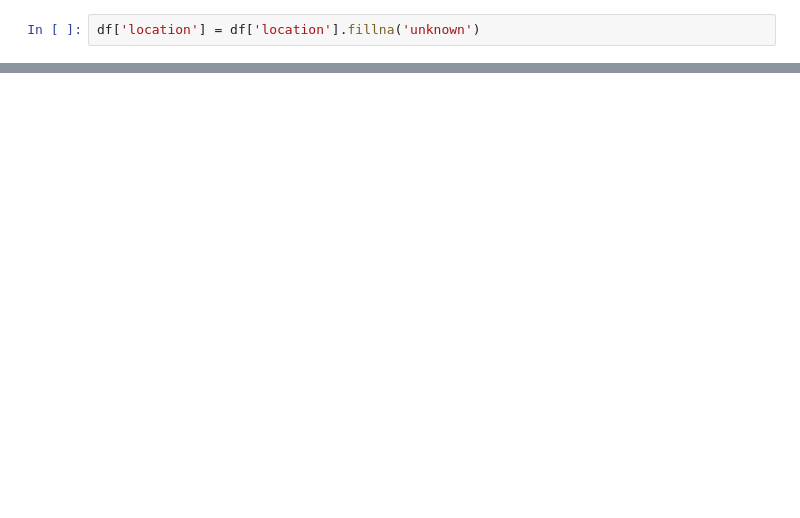
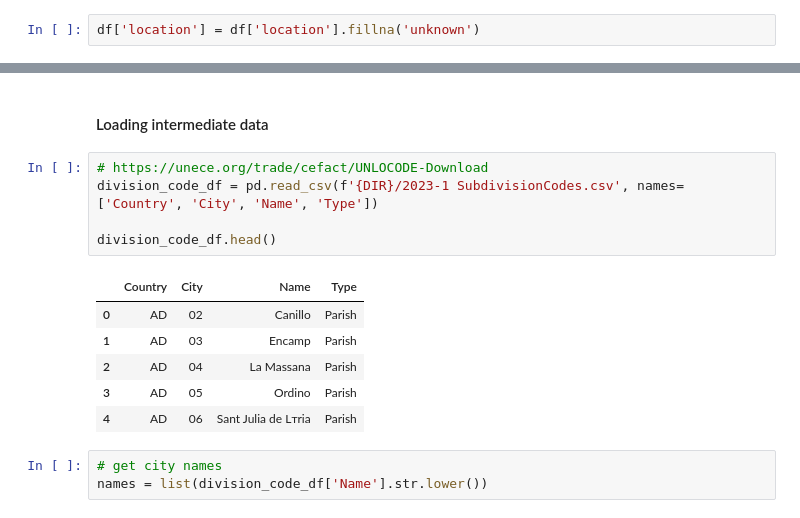
Before and after one commit to akrasnov87/natural-language-processing-with-disaster-tweets, a Jupyter notebook: main.ipynb, the cells around one changed output, grey strips where cells are left out. Cells and saved outputs as stored; diff of their text form; blank space fills up the shorter version.

```diff
--- a/main.ipynb
+++ b/main.ipynb
@@ -122,0 +95,17 @@ df[df['_location'] != 'unknown'].head()
+# %% [markdown]
+#### Loading intermediate data
+# %%
+# https://unece.org/trade/cefact/UNLOCODE-Download
+division_code_df = pd.read_csv(f'{DIR}/2023-1 SubdivisionCodes.csv', names=['Country', 'City', 'Name', 'Type'])
+
+division_code_df.head()
+# %% [output]
+|  | Country | City | Name | Type |
+| 0 | AD | 02 | Canillo | Parish |
+| 1 | AD | 03 | Encamp | Parish |
+| 2 | AD | 04 | La Massana | Parish |
+| 3 | AD | 05 | Ordino | Parish |
+| 4 | AD | 06 | Sant Juliа de Lтria | Parish |
+# %%
+# get city names
+names = list(division_code_df['Name'].str.lower())
```
Also changed, not shown: parts of 30 cells of this notebook, 2 other files.
